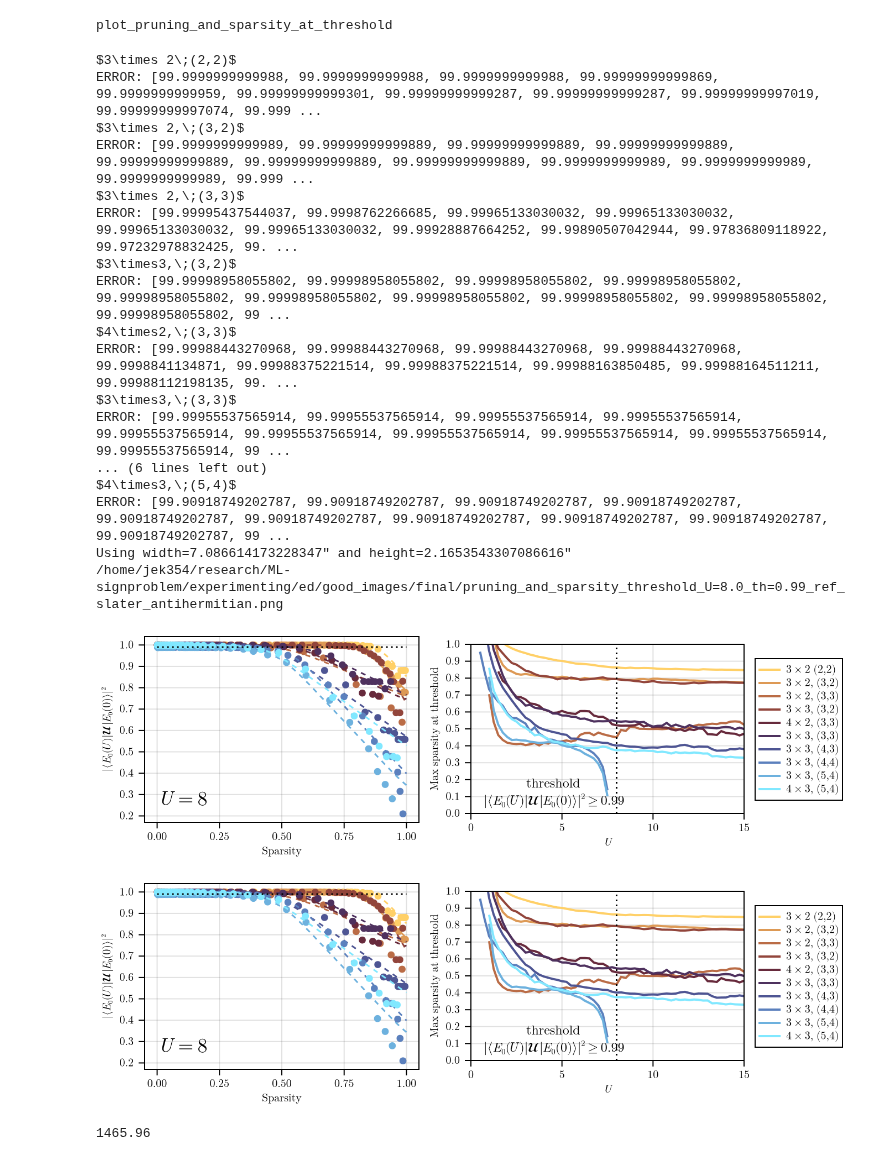
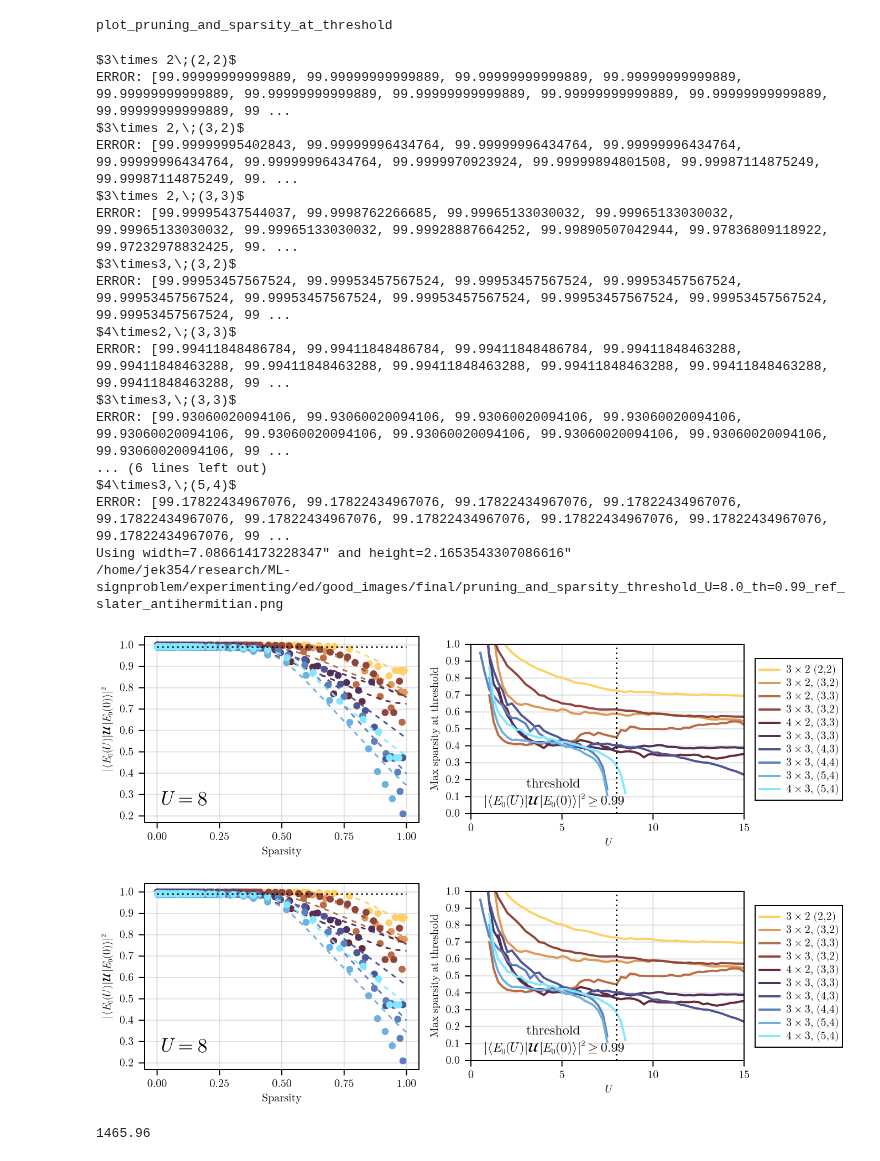
Before and after one commit to GoodStuff11/ML-signproblem, a Jupyter notebook: experimenting/ed/figure2_3.ipynb, the cells around one changed output. Saved outputs shown, nothing was run; the diff lists cells and outputs as text; code cells hidden in the pictures.

```diff
--- a/experimenting/ed/figure2_3.ipynb
+++ b/experimenting/ed/figure2_3.ipynb
@@ -1271,15 +1278,15 @@ u_indices = 2:60
 for (color_i, (label, file_label, nelectrons)) in enumerate(FILE_LABEL_PAIRS)
 
     nsites = prod(parse_lattice_dimension(file_label))
-    filename = build_save_name_prefix(
-        "pruning_analysis_trotter";
-        sites=nsites,
-        antihermitian=antihermitian_val,
-        custom_ref_state_arg=custom_ref_state_arg_val,
-        num_exponentials=2
-    )
-    pruning_analysis_path = joinpath(FOLDER, file_label, "$(filename).jld2")
-    if !isfile(pruning_analysis_path)
+    # filename = build_save_name_prefix(
+    #     "pruning_analysis_trotter";
+    #     sites=nsites,
+    #     antihermitian=antihermitian_val,
+    #     custom_ref_state_arg=custom_ref_state_arg_val,
+    #     num_exponentials=2
+    # )
+    # pruning_analysis_path = joinpath(FOLDER, file_label, "$(filename).jld2")
+    # if !isfile(pruning_analysis_path)
         filename = build_save_name_prefix(
             "pruning_analysis_trotter";
             sites=nsites,
@@ -1288,7 +1295,7 @@ for (color_i, (label, file_label, nelectrons)) in enumerate(FILE_LABEL_PAIRS)
             num_exponentials=1
         )
         pruning_analysis_path = joinpath(FOLDER, file_label, "$(filename).jld2")
-    end
+    # end
 
     system_size = parse_lattice_dimension(file_label)
     meta_data_path = joinpath(FOLDER, file_label, "HubbardBasis_XDiag_$(system_size[1])x$(system_size[2])_nu_$(nelectrons[1])_nd_$(nelectrons[2]).h5")
@@ -1390,38 +1397,38 @@ cmap = cmap2(length(FILE_LABEL_PAIRS))
 #     overlap_bounds, hilbert_space_sizes, output_dir,
 #     antihermitian_val, custom_ref_state_arg_val, cmap; threshold=0.95
 # )
 
 # # Calculation 3: Plot sparsity inflection points
 # plot_sparsity_inflection_points(
 #     u_values, u_indices, FILE_LABEL_PAIRS, fit_params,
 #     fit_errors, overlap_bounds, hilbert_space_sizes, output_dir,
 #     antihermitian_val, custom_ref_state_arg_val, cmap, use_ribbon=true,
 # )
 
 # Combined Calculation: Plot pruning curves and max sparsity at overlap threshold in a single figure
 plot_pruning_and_sparsity_at_threshold(
     u_values, u_indices, FILE_LABEL_PAIRS, fit_params,
     overlap_bounds, sparsity_data, norm_overlap_data, hilbert_space_sizes, output_dir,
     antihermitian_val, custom_ref_state_arg_val, cmap; selected_U=8, threshold=0.99,
     max_removed_data, total_params_list
 )
 # %% [output]
 $3\times 2\;(2,2)$
-ERROR: [99.9999999999988, 99.9999999999988, 99.9999999999988, 99.99999999999869, 99.9999999999959, 99.99999999999301, 99.99999999999287, 99.99999999999287, 99.99999999997019, 99.99999999997074, 99.999 ...
+ERROR: [99.99999999999889, 99.99999999999889, 99.99999999999889, 99.99999999999889, 99.99999999999889, 99.99999999999889, 99.99999999999889, 99.99999999999889, 99.99999999999889, 99.99999999999889, 99 ...
 $3\times 2,\;(3,2)$
-ERROR: [99.9999999999989, 99.99999999999889, 99.99999999999889, 99.99999999999889, 99.99999999999889, 99.99999999999889, 99.99999999999889, 99.9999999999989, 99.9999999999989, 99.9999999999989, 99.999 ...
+ERROR: [99.99999995402843, 99.99999996434764, 99.99999996434764, 99.99999996434764, 99.99999996434764, 99.99999996434764, 99.9999970923924, 99.99999894801508, 99.99987114875249, 99.99987114875249, 99. ...
 $3\times 2,\;(3,3)$
 ERROR: [99.99995437544037, 99.9998762266685, 99.99965133030032, 99.99965133030032, 99.99965133030032, 99.99965133030032, 99.99928887664252, 99.99890507042944, 99.97836809118922, 99.97232978832425, 99. ...
 $3\times3,\;(3,2)$
-ERROR: [99.99998958055802, 99.99998958055802, 99.99998958055802, 99.99998958055802, 99.99998958055802, 99.99998958055802, 99.99998958055802, 99.99998958055802, 99.99998958055802, 99.99998958055802, 99 ...
+ERROR: [99.99953457567524, 99.99953457567524, 99.99953457567524, 99.99953457567524, 99.99953457567524, 99.99953457567524, 99.99953457567524, 99.99953457567524, 99.99953457567524, 99.99953457567524, 99 ...
 $4\times2,\;(3,3)$
-ERROR: [99.99988443270968, 99.99988443270968, 99.99988443270968, 99.99988443270968, 99.9998841134871, 99.99988375221514, 99.99988375221514, 99.99988163850485, 99.99988164511211, 99.99988112198135, 99. ...
+ERROR: [99.99411848486784, 99.99411848486784, 99.99411848486784, 99.99411848463288, 99.99411848463288, 99.99411848463288, 99.99411848463288, 99.99411848463288, 99.99411848463288, 99.99411848463288, 99 ...
 $3\times3,\;(3,3)$
-ERROR: [99.99955537565914, 99.99955537565914, 99.99955537565914, 99.99955537565914, 99.99955537565914, 99.99955537565914, 99.99955537565914, 99.99955537565914, 99.99955537565914, 99.99955537565914, 99 ...
+ERROR: [99.93060020094106, 99.93060020094106, 99.93060020094106, 99.93060020094106, 99.93060020094106, 99.93060020094106, 99.93060020094106, 99.93060020094106, 99.93060020094106, 99.93060020094106, 99 ...
 ... (6 lines left out)
 $4\times3,\;(5,4)$
-ERROR: [99.90918749202787, 99.90918749202787, 99.90918749202787, 99.90918749202787, 99.90918749202787, 99.90918749202787, 99.90918749202787, 99.90918749202787, 99.90918749202787, 99.90918749202787, 99 ...
+ERROR: [99.17822434967076, 99.17822434967076, 99.17822434967076, 99.17822434967076, 99.17822434967076, 99.17822434967076, 99.17822434967076, 99.17822434967076, 99.17822434967076, 99.17822434967076, 99 ...
 Using width=7.086614173228347" and height=2.1653543307086616"
 /home/jek354/research/ML-signproblem/experimenting/ed/good_images/final/pruning_and_sparsity_threshold_U=8.0_th=0.99_ref_slater_antihermitian.png
-[figure, old version]
+[figure, new version]
-[figure, old version]
+[figure, new version]
```
Also changed, not shown: parts of 2 cells of this notebook, 30 other files.
